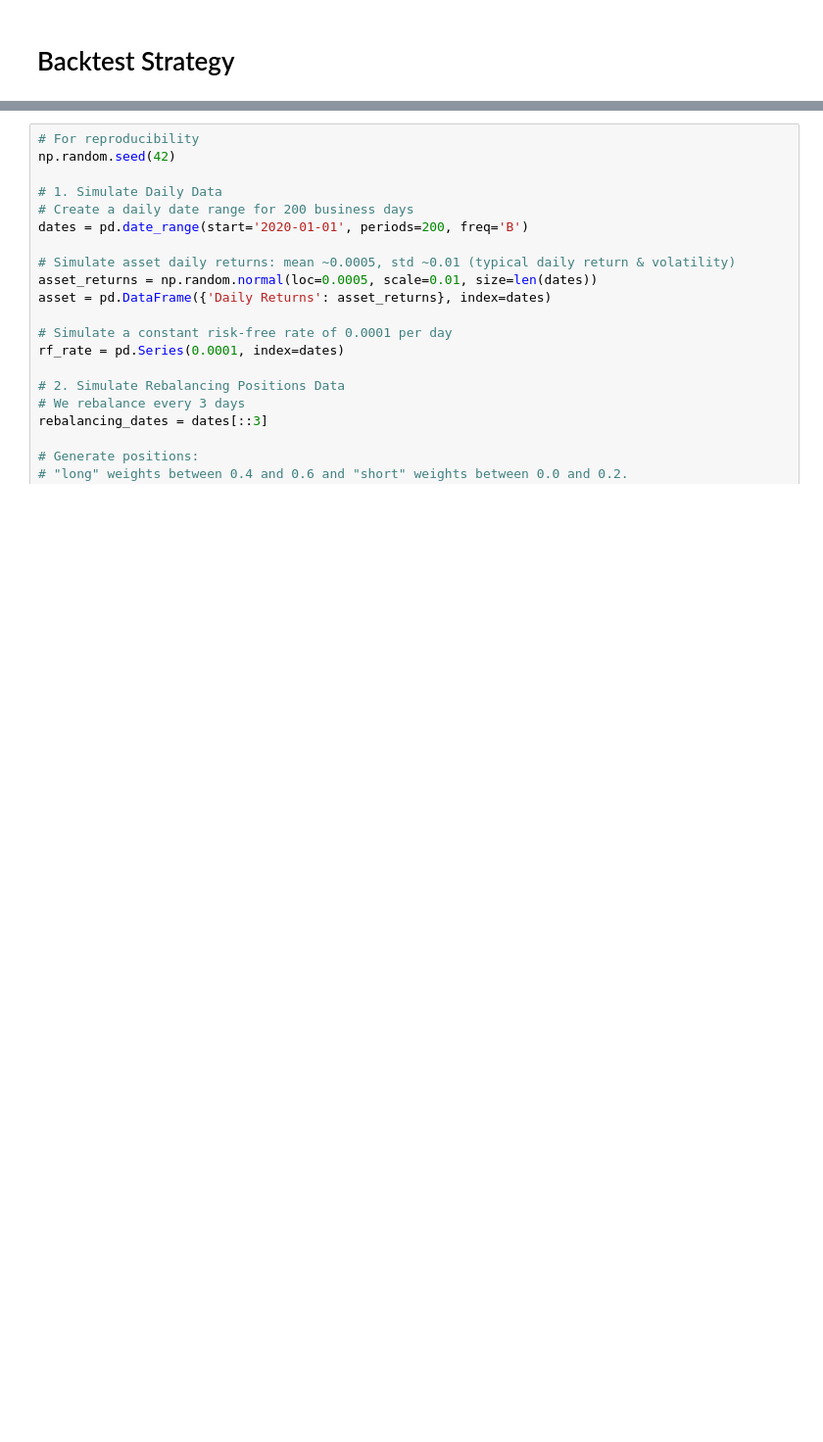
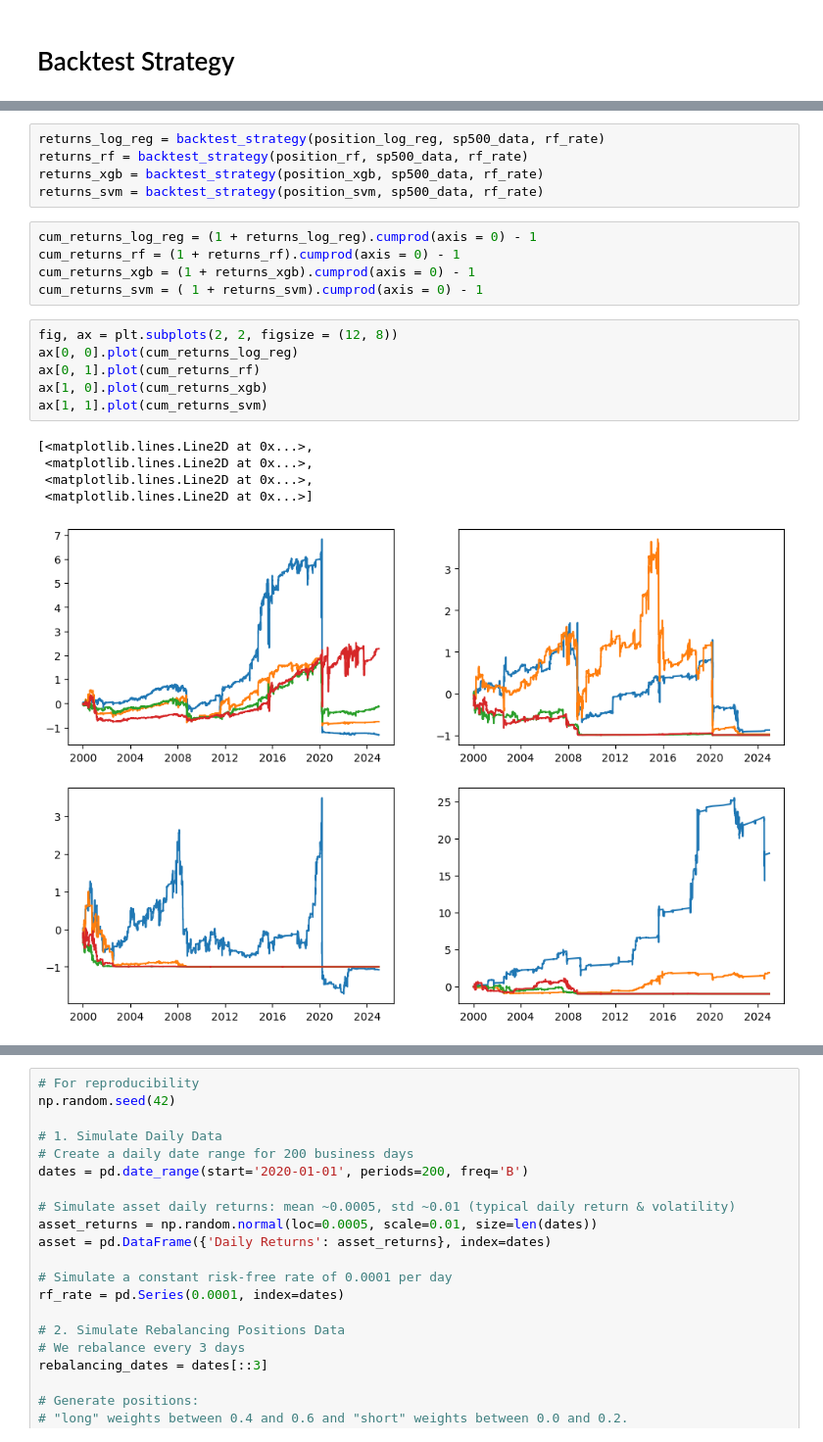
Before and after one commit to BSIC/Momentum_ML, a Jupyter notebook: Backtest.ipynb, the cells around one changed output, grey strips where cells are left out. Shown: that part at 98% size. Saved outputs shown, nothing was run; the diff lists cells and outputs as text; blank space fills up the shorter version.

Commit message:
update Backtest Strategy

```diff
--- a/Backtest.ipynb
+++ b/Backtest.ipynb
@@ -200,0 +176,22 @@ def backtest_strategy(position, asset, rf_rate, tc=0.0005):
+# %%
+returns_log_reg = backtest_strategy(position_log_reg, sp500_data, rf_rate)
+returns_rf = backtest_strategy(position_rf, sp500_data, rf_rate)
+returns_xgb = backtest_strategy(position_xgb, sp500_data, rf_rate)
+returns_svm = backtest_strategy(position_svm, sp500_data, rf_rate)
+# %%
+cum_returns_log_reg = (1 + returns_log_reg).cumprod(axis = 0) - 1
+cum_returns_rf = (1 + returns_rf).cumprod(axis = 0) - 1
+cum_returns_xgb = (1 + returns_xgb).cumprod(axis = 0) - 1
+cum_returns_svm = ( 1 + returns_svm).cumprod(axis = 0) - 1
+# %%
+fig, ax = plt.subplots(2, 2, figsize = (12, 8))
+ax[0, 0].plot(cum_returns_log_reg)
+ax[0, 1].plot(cum_returns_rf)
+ax[1, 0].plot(cum_returns_xgb)
+ax[1, 1].plot(cum_returns_svm)
+# %% [output]
+[<matplotlib.lines.Line2D at 0x...>,
+ <matplotlib.lines.Line2D at 0x...>,
+ <matplotlib.lines.Line2D at 0x...>,
+ <matplotlib.lines.Line2D at 0x...>]
+[figure, added]
```
Also changed, not shown: parts of 24 cells of this notebook.
